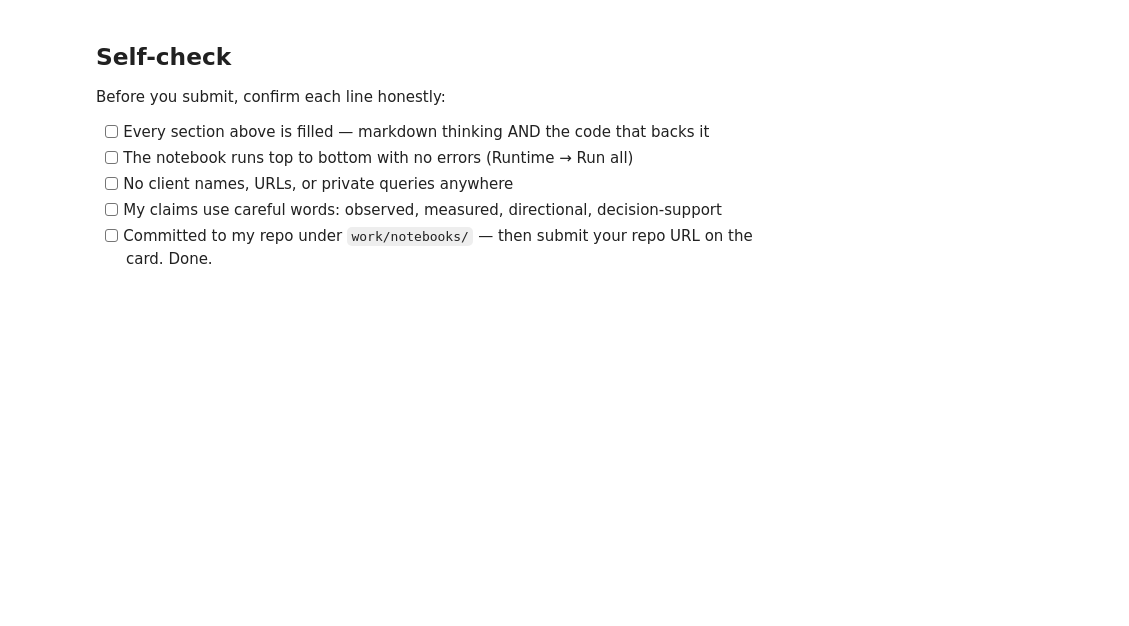
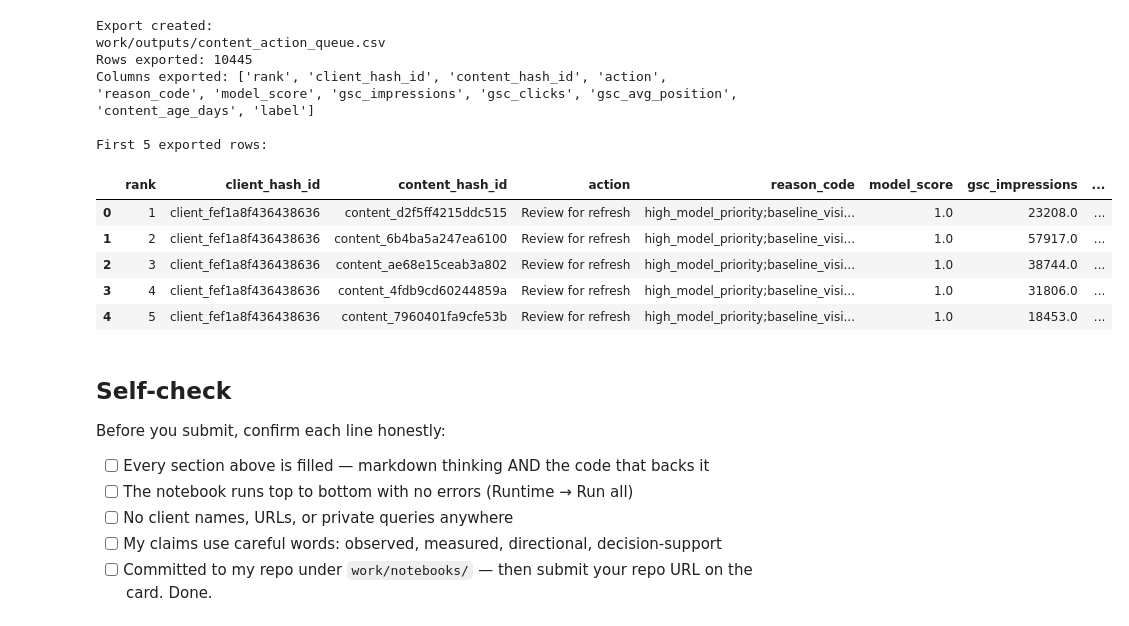
Before and after one commit to Lokeshtiwari723/Proto-ex, a Jupyter notebook: work/notebooks/w07_action_playbook.ipynb, the cells around one changed output. Cells and saved outputs as stored; diff of their text form; code cells hidden in the pictures; blank space fills up the shorter version.

```diff
--- a/work/notebooks/w07_action_playbook.ipynb
+++ b/work/notebooks/w07_action_playbook.ipynb
@@ -44,3 +551,65 @@ This skeleton is yours to fill. Work the sections **in order** — each one has
+# %%
+# This cell is for CODE (numbers, a query, a check).
+# Write your text answer in the cell ABOVE this one — typing sentences here breaks Run All.
+# Section 5: export the ranked action queue
+
+import os
+
+output_dir = "work/outputs"
+os.makedirs(output_dir, exist_ok=True)
+
+export_columns = [
+    "rank",
+    "client_hash_id",
+    "content_hash_id",
+    "action",
+    "reason_code",
+    "model_score",
+    "gsc_impressions",
+    "gsc_clicks",
+    "gsc_avg_position",
+    "content_age_days",
+    "label"
+]
+
+export_columns = [
+    c for c in export_columns
+    if c in action_queue.columns
+]
+
+paper_queue = action_queue[export_columns].copy()
+
+output_path = os.path.join(
+    output_dir,
+    "content_action_queue.csv"
+)
+
+paper_queue.to_csv(
+    output_path,
+    index=False
+)
+
+print("Export created:")
+print(output_path)
+
+print("Rows exported:", len(paper_queue))
+print("Columns exported:", list(paper_queue.columns))
+
+print("\nFirst 5 exported rows:")
+display(paper_queue.head())
+# %% [output]
+Export created:
+work/outputs/content_action_queue.csv
+Rows exported: 10445
+Columns exported: ['rank', 'client_hash_id', 'content_hash_id', 'action', 'reason_code', 'model_score', 'gsc_impressions', 'gsc_clicks', 'gsc_avg_position', 'content_age_days', 'label']
+
+First 5 exported rows:
+|  | rank | client_hash_id | content_hash_id | action | reason_code | model_score | gsc_impressions | ... |
+| 0 | 1 | client_fef1a8f436438636 | content_d2f5ff4215ddc515 | Review for refresh | high_model_priority;baseline_visi... | 1.0 | 23208.0 | ... |
+| 1 | 2 | client_fef1a8f436438636 | content_6b4ba5a247ea6100 | Review for refresh | high_model_priority;baseline_visi... | 1.0 | 57917.0 | ... |
+| 2 | 3 | client_fef1a8f436438636 | content_ae68e15ceab3a802 | Review for refresh | high_model_priority;baseline_visi... | 1.0 | 38744.0 | ... |
+| 3 | 4 | client_fef1a8f436438636 | content_4fdb9cd60244859a | Review for refresh | high_model_priority;baseline_visi... | 1.0 | 31806.0 | ... |
+| 4 | 5 | client_fef1a8f436438636 | content_7960401fa9cfe53b | Review for refresh | high_model_priority;baseline_visi... | 1.0 | 18453.0 | ... |
 # %% [markdown]
 ## Self-check
 
```
Also changed, not shown: parts of 20 cells of this notebook.
